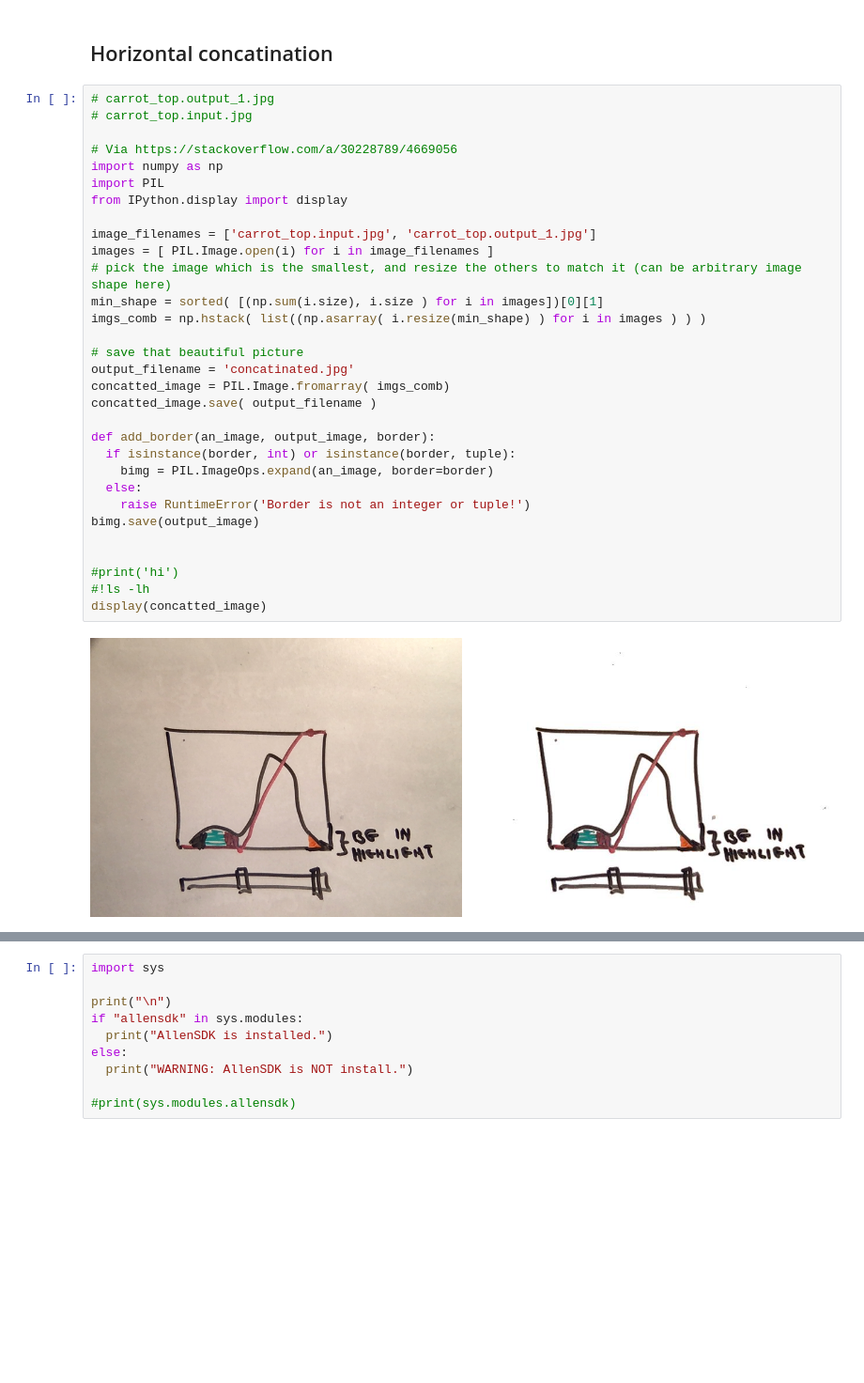
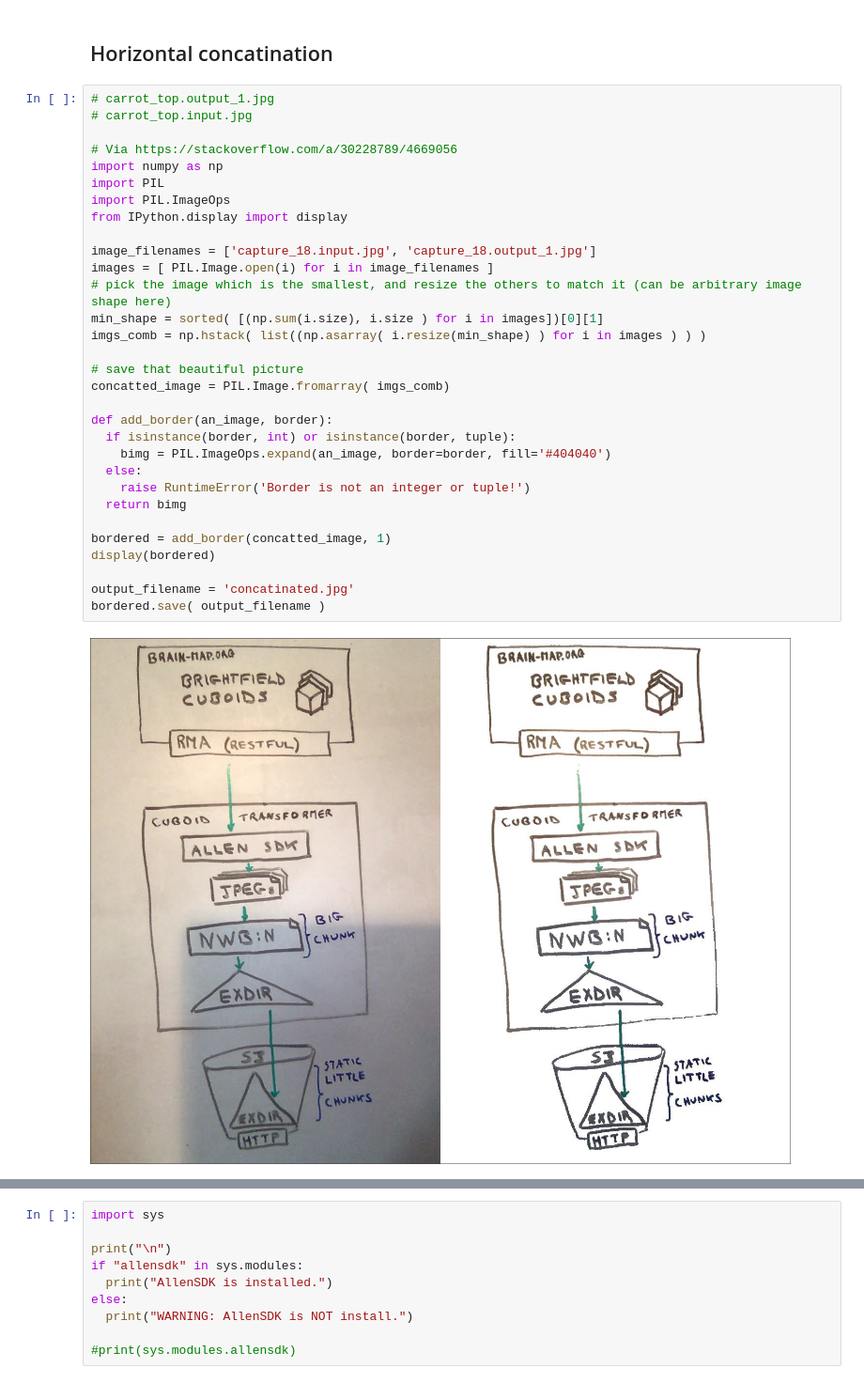
Before and after one commit to JohnTigue/colab, a Jupyter notebook: probings/scraps_and_snippets.ipynb, the cells around one changed output, grey strips where cells are left out. Shown at 94% size. Saved outputs shown, nothing was run; the diff lists cells and outputs as text; blank space fills up the shorter version.

```diff
--- a/probings/scraps_and_snippets.ipynb
+++ b/probings/scraps_and_snippets.ipynb
@@ -590,33 +885,33 @@ files.download(output_file_name)
 # %%
 # carrot_top.output_1.jpg
 # carrot_top.input.jpg
 
 # Via https://stackoverflow.com/a/30228789/4669056
 import numpy as np
 import PIL
+import PIL.ImageOps
 from IPython.display import display
 
-image_filenames = ['carrot_top.input.jpg', 'carrot_top.output_1.jpg']
+image_filenames = ['capture_18.input.jpg', 'capture_18.output_1.jpg']
 images = [ PIL.Image.open(i) for i in image_filenames ]
 # pick the image which is the smallest, and resize the others to match it (can be arbitrary image shape here)
 min_shape = sorted( [(np.sum(i.size), i.size ) for i in images])[0][1]
 imgs_comb = np.hstack( list((np.asarray( i.resize(min_shape) ) for i in images ) ) )
 
 # save that beautiful picture
-output_filename = 'concatinated.jpg'
 concatted_image = PIL.Image.fromarray( imgs_comb)
-concatted_image.save( output_filename )
 
-def add_border(an_image, output_image, border):
+def add_border(an_image, border):
   if isinstance(border, int) or isinstance(border, tuple):
-    bimg = PIL.ImageOps.expand(an_image, border=border)
+    bimg = PIL.ImageOps.expand(an_image, border=border, fill='#404040')
   else:
     raise RuntimeError('Border is not an integer or tuple!')
-bimg.save(output_image)
+  return bimg
 
+bordered = add_border(concatted_image, 1)
+display(bordered)
 
-#print('hi')
-#!ls -lh
-display(concatted_image)
+output_filename = 'concatinated.jpg'
+bordered.save( output_filename )
 # %% [output]
-[figure, old version]
+[figure, new version]
```
Also changed, not shown: parts of 87 cells of this notebook.
